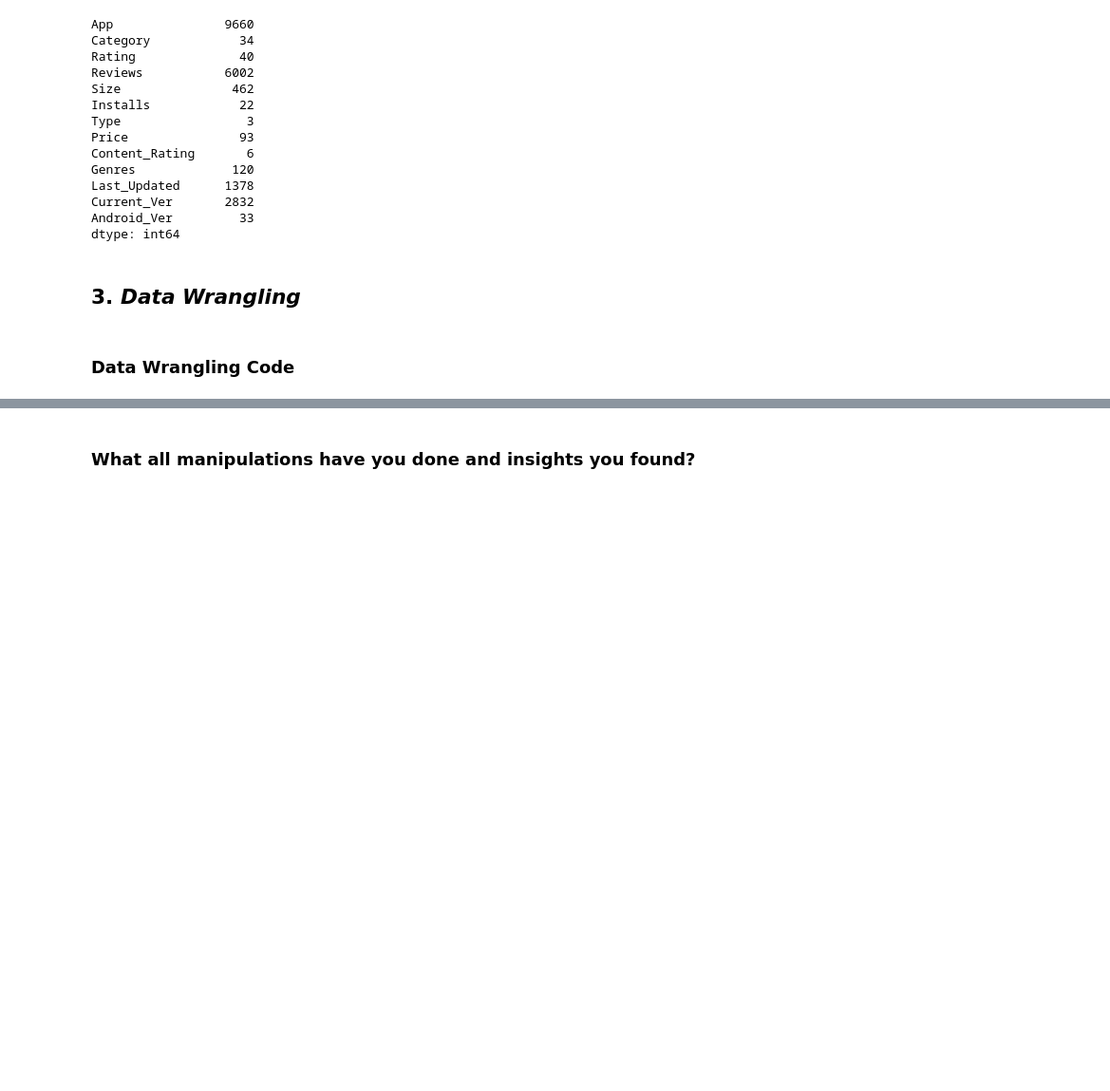
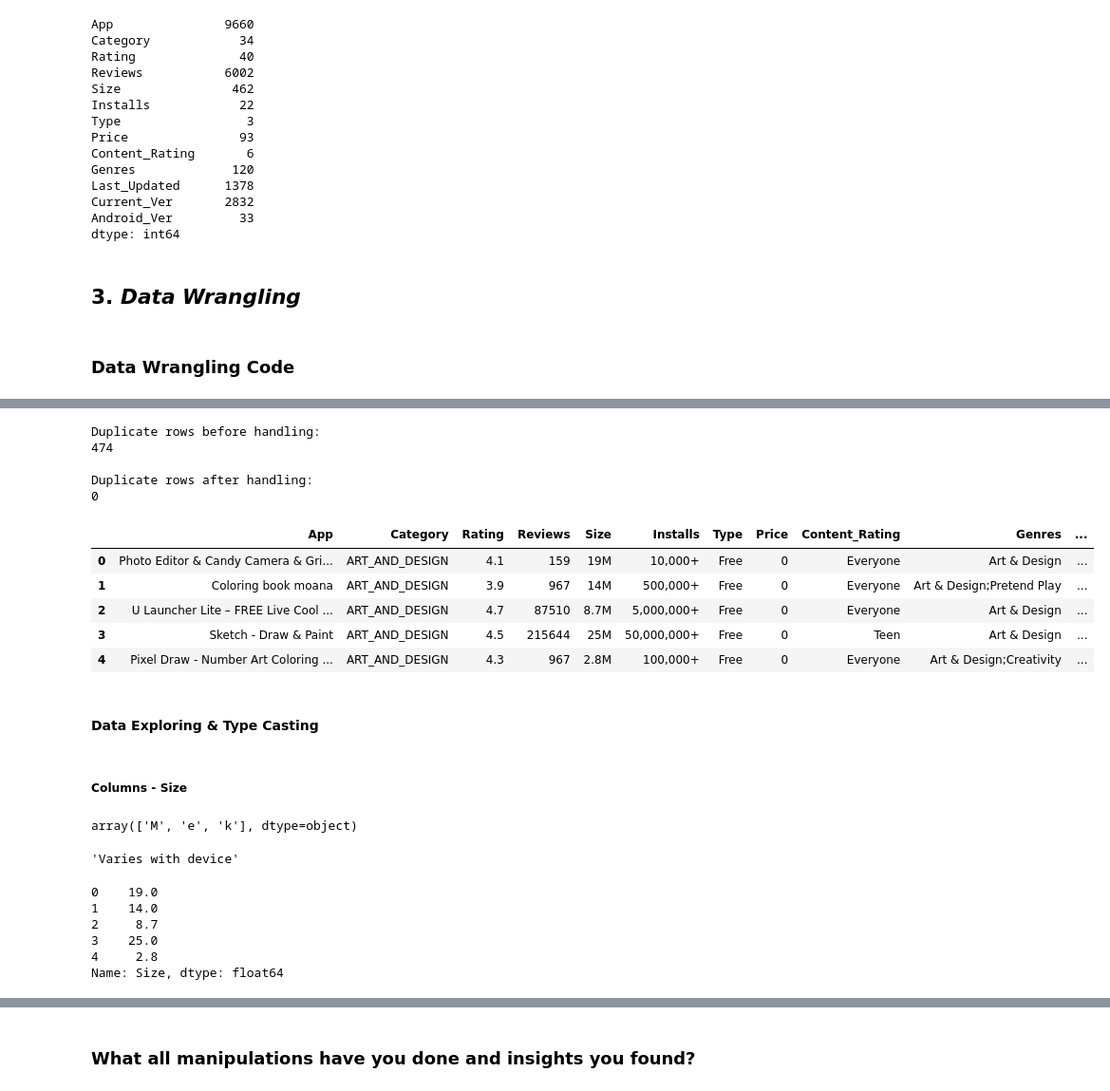
Before and after one commit to pandey-rakshit/almabetter, a Jupyter notebook: Module2/capstone/Play_store_EDA/PlayStoreEDA.ipynb, the cells around one changed output, grey strips where cells are left out. Shown at 95% size. Saved outputs shown, nothing was run; the diff lists cells and outputs as text; code cells hidden in the pictures; blank space fills up the shorter version.

Commit message:
ADD: Data Wrangling Code

```diff
--- a/Module2/capstone/Play_store_EDA/PlayStoreEDA.ipynb
+++ b/Module2/capstone/Play_store_EDA/PlayStoreEDA.ipynb
@@ -462,3 +527,5 @@ dtype: int64
 ### Data Wrangling Code
 # %%
 # Write your code to make your dataset analysis ready.
+# Handle missing values
+play_store_df = handle_missing_values(play_store_df)
@@ -464,0 +550,37 @@ dtype: int64
+# %%
+# Handle duplicates values
+play_store_df = handle_duplicates(play_store_df)
+# %% [output]
+Duplicate rows before handling:
+474
+
+Duplicate rows after handling:
+0
+# %%
+play_store_df.head()
+# %% [output]
+|  | App | Category | Rating | Reviews | Size | Installs | Type | Price | Content_Rating | Genres | ... |
+| 0 | Photo Editor & Candy Camera & Gri... | ART_AND_DESIGN | 4.1 | 159 | 19M | 10,000+ | Free | 0 | Everyone | Art & Design | ... |
+| 1 | Coloring book moana | ART_AND_DESIGN | 3.9 | 967 | 14M | 500,000+ | Free | 0 | Everyone | Art & Design;Pretend Play | ... |
+| 2 | U Launcher Lite – FREE Live Cool ... | ART_AND_DESIGN | 4.7 | 87510 | 8.7M | 5,000,000+ | Free | 0 | Everyone | Art & Design | ... |
+| 3 | Sketch - Draw & Paint | ART_AND_DESIGN | 4.5 | 215644 | 25M | 50,000,000+ | Free | 0 | Teen | Art & Design | ... |
+| 4 | Pixel Draw - Number Art Coloring ... | ART_AND_DESIGN | 4.3 | 967 | 2.8M | 100,000+ | Free | 0 | Everyone | Art & Design;Creativity | ... |
+# %% [markdown]
+#### Data Exploring & Type Casting
+# %% [markdown]
+##### Columns - Size
+# %%
+# checking unique Size
+play_store_df['Size'].str[-1].unique()
+
+# findings -
+# M stands for Megabyte
+# k stands for kilobyte
+# e is the third variable
+# %% [output]
+array(['M', 'e', 'k'], dtype=object)
+# %%
+# checking the third variable that ends with 'e'
+play_store_df['Size'][play_store_df['Size'].str.endswith('e')].iloc[0]
+# %% [output]
+'Varies with device'
@@ -464,0 +590,11 @@ dtype: int64
+# %%
+# replacing the nan or None value with the mean
+play_store_df['Size'].replace(np.nan, round(play_store_df['Size'].mean(), 2), inplace=True)
+play_store_df['Size'].head()
+# %% [output]
+0    19.0
+1    14.0
+2     8.7
+3    25.0
+4     2.8
+Name: Size, dtype: float64
```
Also changed, not shown: parts of 22 cells of this notebook.
